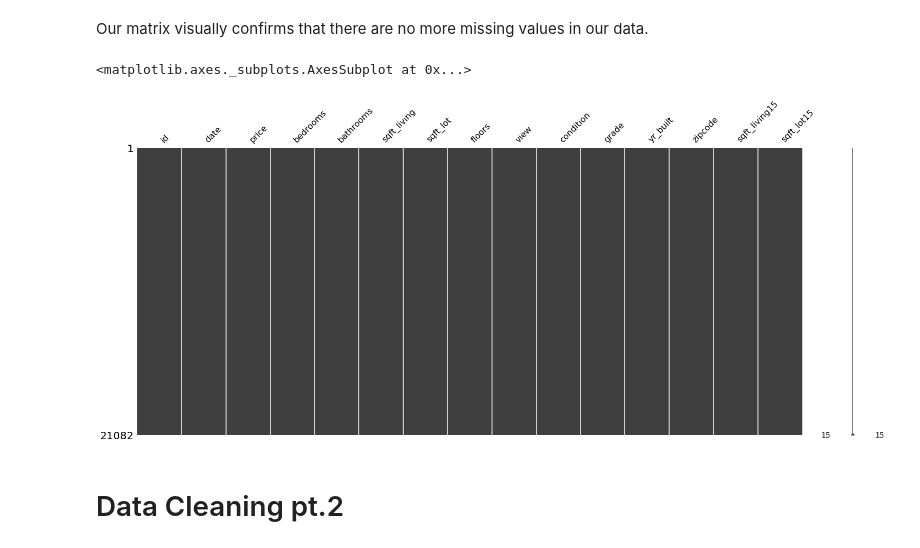
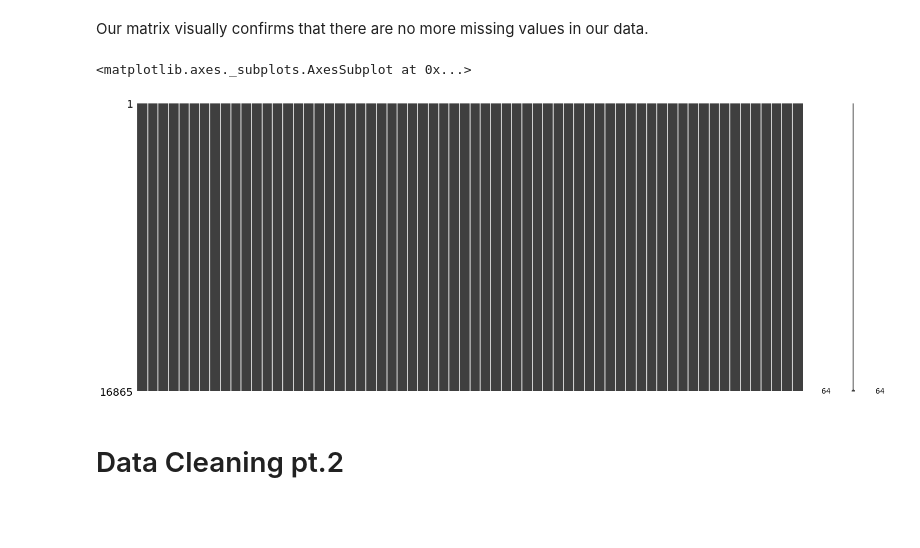
Before and after one commit to jonnelbenjamin/coachmod4project, a Jupyter notebook: 2_data_cleaning.ipynb, the cells around one changed output. Cells and saved outputs as stored; diff of their text form; code cells hidden in the pictures; blank space fills up the shorter version.

```diff
--- a/2_data_cleaning.ipynb
+++ b/2_data_cleaning.ipynb
@@ -138,0 +101,6 @@ ValueError: The indices for endog and exog are not aligned
+# %%
+
+categorical_features = ['bathrooms','bedrooms','zipcode','yr_built','grade','condition','view','floors']
+for feature in categorical_features:
+    kcdf[feature] = kcdf[feature].astype('category')
+kcdf.info()
@@ -191,2 +179,17 @@ stripped leading/trailing spaces from all cells of string type
+# %%
+categorial_columns = ['bathrooms','bedrooms','grade','view','floors']
+non_categorial_columns = ['id','date','sqft_lot','condition','yr_built','zipcode','sqft_living15', 'sqft_lot15']
+dummies_df = pd.get_dummies(kcdf, columns=categorial_columns).drop(columns=non_categorial_columns)
+# %%
+# This is
+
+# This sets X to a dataframe consisting of columns with dummy variables & without extra columns
+X = dummies_df.drop(columns=['price'])
+
+# this simply sets y to the price column of the dataframe
+y = dummies_df['price']
+
+# This runs a train/test split with .20 of the data.
+X_train, X_test, y_train, y_test = train_test_split(X, y, test_size = 0.2, random_state=40)
 # %% [markdown]
 And we also want to run a quick check for duplicates.
@@ -199,10 +198,10 @@ You're all clear of duplicates
 # %% [markdown]
 Our matrix visually confirms that there are no more missing values in our data.
 # %%
-msno.matrix(kcdf)
+msno.matrix(X_train)
 # %% [output]
 <matplotlib.axes._subplots.AxesSubplot at 0x...>
-[figure, old version]
+[figure, new version]
 # %% [markdown]
 # Data Cleaning pt.2
 # %% [markdown]
```
Also changed, not shown: parts of 24 cells of this notebook, 4 other files.
